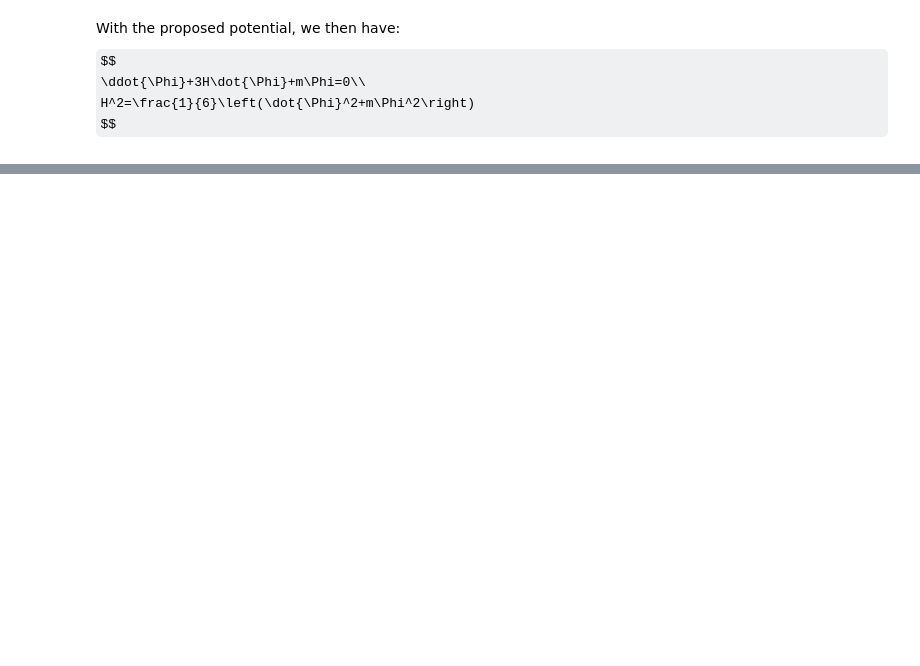
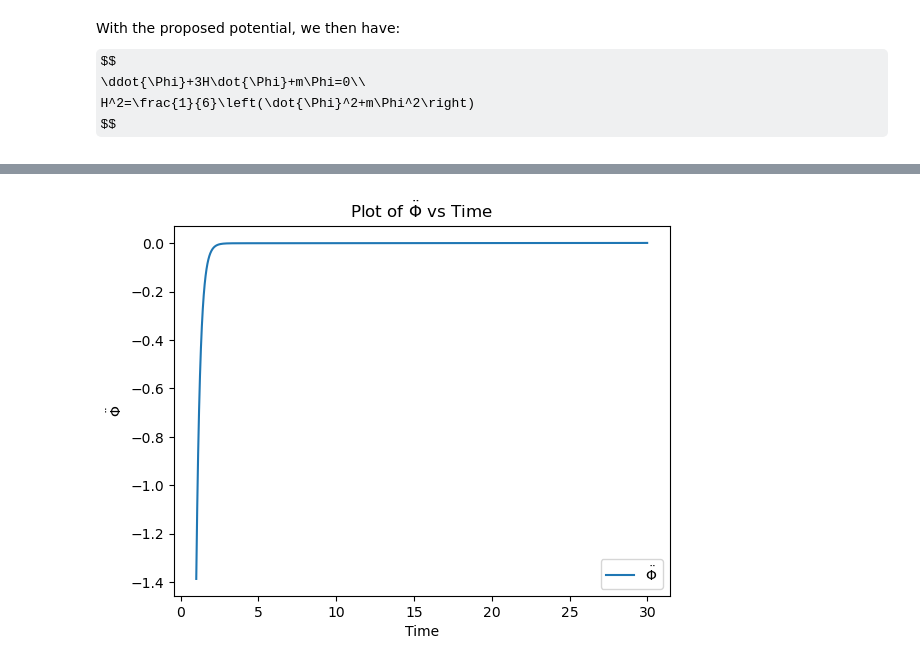
Before and after one commit to GenovaCosmology/AstroCosmoComputational, a Jupyter notebook: Students/Gabriele_Russo/CosmicStructures/ex5.ipynb, the cells around one changed output, grey strips where cells are left out. Drawn from its saved outputs; the diff is of its cells as text; code cells hidden in the pictures; some formulas as TeX source; blank space fills up the shorter version.

```diff
--- a/Students/Gabriele_Russo/CosmicStructures/ex5.ipynb
+++ b/Students/Gabriele_Russo/CosmicStructures/ex5.ipynb
@@ -133,0 +173,15 @@ plt.show()
+# %%
+# Slow roll parameter eta
+
+# Phi_dotdot
+phi_dotdot = -3 * H * phi_dot - m * phi
+
+plt.plot(time, phi_dotdot, label=r'$\ddot{\Phi}$')
+plt.xlabel('Time')
+plt.ylabel(r'$\ddot{\Phi}$')
+plt.title(r'Plot of $\ddot{\Phi}$ vs Time')
+plt.legend(loc='best')
+plt.grid(False)
+plt.show()
+# %% [output]
+[figure, added]
```
Also changed, not shown: parts of 20 cells of this notebook.
